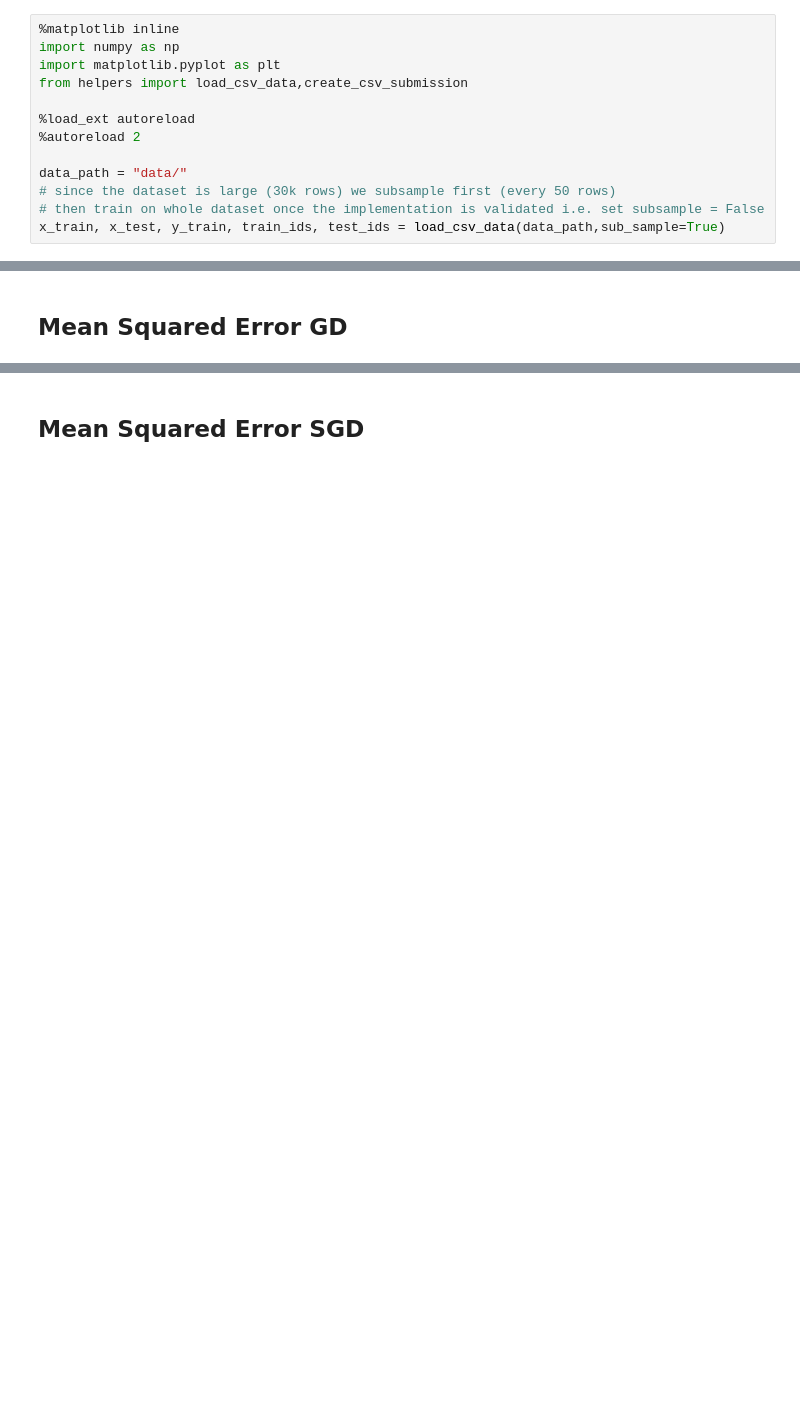
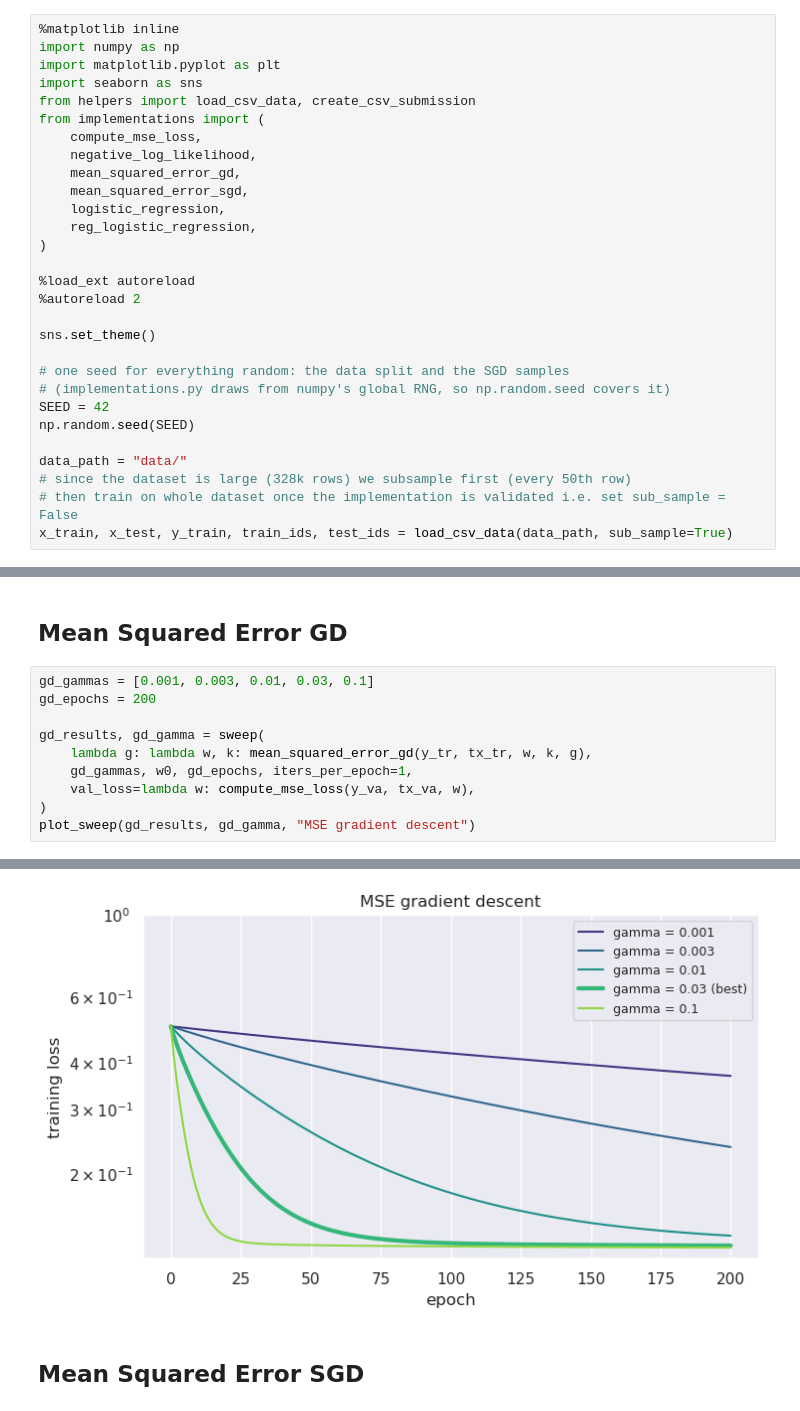
Before and after one commit to Candicci/ML_Project_HeartAttack, a Jupyter notebook: run.ipynb, the cells around one changed output, grey strips where cells are left out. Cells and saved outputs as stored; diff of their text form; blank space fills up the shorter version.

Commit message:
updated code training code and small change in mse implementation

```diff
--- a/run.ipynb
+++ b/run.ipynb
@@ -18,15 +18,31 @@ not include the penalty term.
 %matplotlib inline
 import numpy as np
 import matplotlib.pyplot as plt
-from helpers import load_csv_data,create_csv_submission
+import seaborn as sns
+from helpers import load_csv_data, create_csv_submission
+from implementations import (
+    compute_mse_loss,
+    negative_log_likelihood,
+    mean_squared_error_gd,
+    mean_squared_error_sgd,
+    logistic_regression,
+    reg_logistic_regression,
+)
 
 %load_ext autoreload
 %autoreload 2
 
+sns.set_theme()
+
+# one seed for everything random: the data split and the SGD samples
+# (implementations.py draws from numpy's global RNG, so np.random.seed covers it)
+SEED = 42
+np.random.seed(SEED)
+
 data_path = "data/"
-# since the dataset is large (30k rows) we subsample first (every 50 rows)
-# then train on whole dataset once the implementation is validated i.e. set subsample = False
-x_train, x_test, y_train, train_ids, test_ids = load_csv_data(data_path,sub_sample=True)
+# since the dataset is large (328k rows) we subsample first (every 50th row)
+# then train on whole dataset once the implementation is validated i.e. set sub_sample = False
+x_train, x_test, y_train, train_ids, test_ids = load_csv_data(data_path, sub_sample=True)
 # %%
 print(x_train.shape)
 print(x_test.shape)
@@ -42,2 +206,13 @@ print(x_test.shape)
 # %% [markdown]
 ## Mean Squared Error GD
+# %%
+gd_gammas = [0.001, 0.003, 0.01, 0.03, 0.1]
+gd_epochs = 200
+
+gd_results, gd_gamma = sweep(
+    lambda g: lambda w, k: mean_squared_error_gd(y_tr, tx_tr, w, k, g),
+    gd_gammas, w0, gd_epochs, iters_per_epoch=1,
+    val_loss=lambda w: compute_mse_loss(y_va, tx_va, w),
+)
+plot_sweep(gd_results, gd_gamma, "MSE gradient descent")
+# %% [output]
@@ -44,2 +225,3 @@ print(x_test.shape)
+[figure, added]
 # %% [markdown]
 ## Mean Squared Error SGD
```
Also changed, not shown: parts of 12 cells of this notebook, 1 other file.
